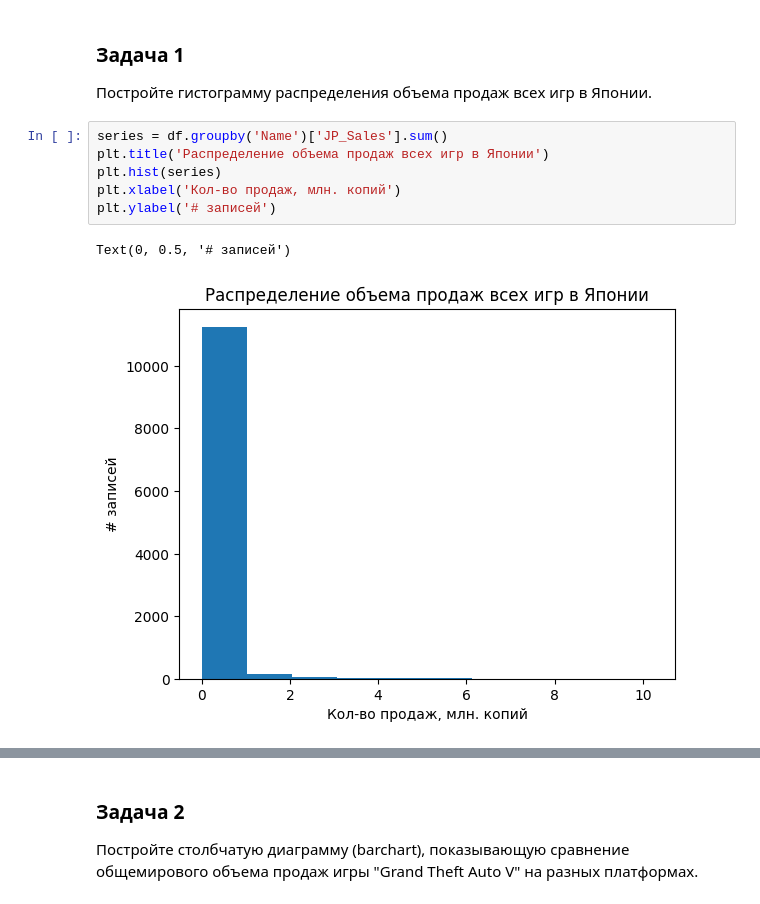
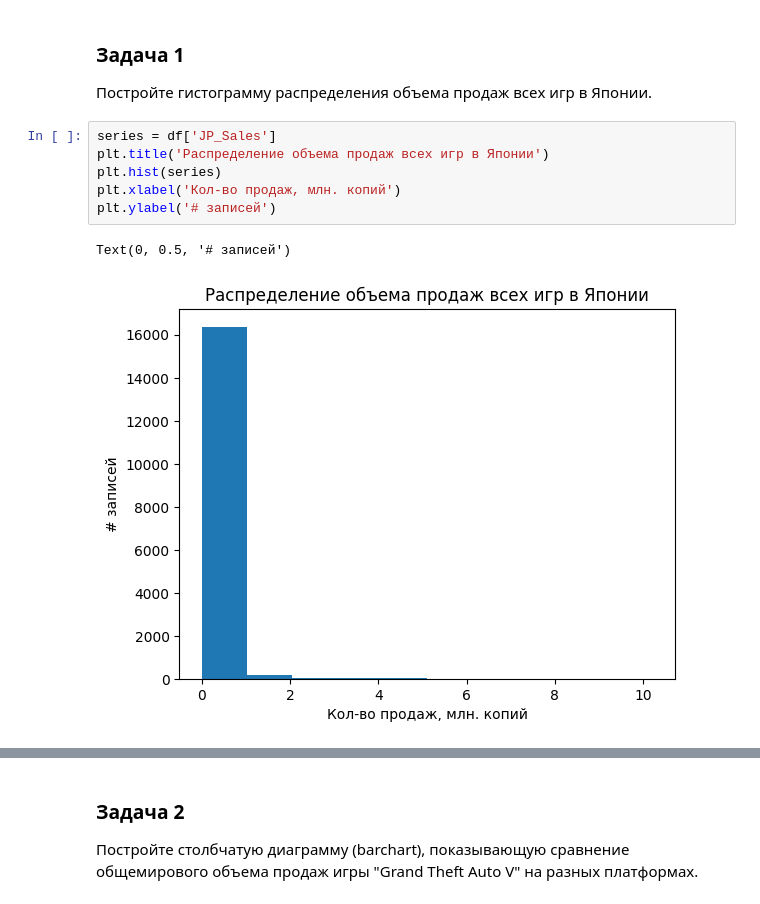
Before and after one commit to scomarae/SkillBox, a Jupyter notebook: matplotlib_1_ДЗ_ipynb.ipynb, the cells around one changed output, grey strips where cells are left out. Cells and saved outputs as stored; diff of their text form.

```diff
--- a/matplotlib_1_ДЗ_ipynb.ipynb
+++ b/matplotlib_1_ДЗ_ipynb.ipynb
@@ -72,11 +72,11 @@ df
 
 Постройте гистограмму распределения объема продаж всех игр в Японии.
 # %%
-series = df.groupby('Name')['JP_Sales'].sum()
+series = df['JP_Sales']
 plt.title('Распределение объема продаж всех игр в Японии')
 plt.hist(series)
 plt.xlabel('Кол-во продаж, млн. копий')
 plt.ylabel('# записей')
 # %% [output]
 Text(0, 0.5, '# записей')
-[figure, old version]
+[figure, new version]
```
Also changed, not shown: parts of 1 cell of this notebook.
